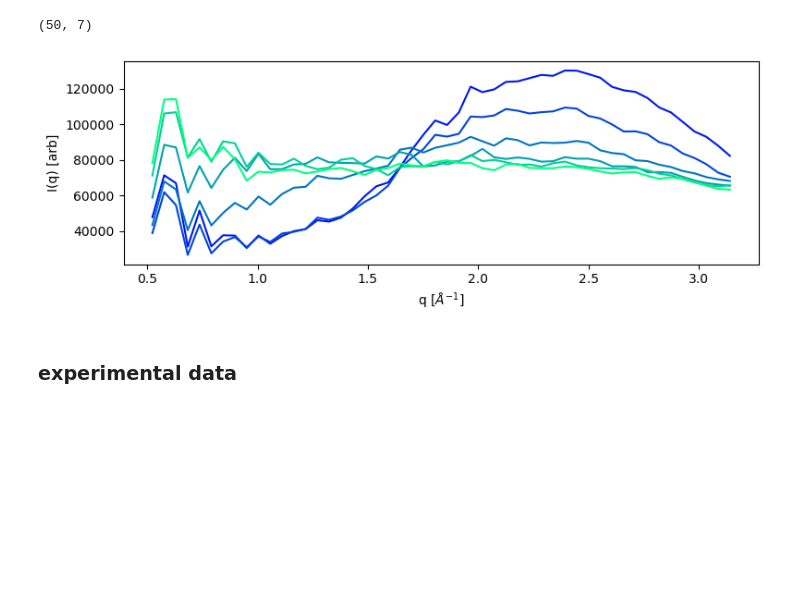
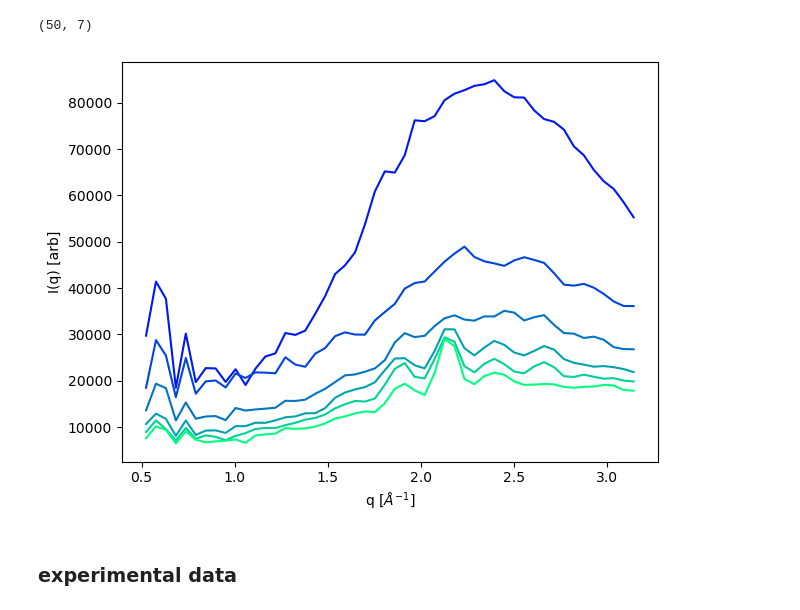
Before and after one commit to tjlane/cxig0715, a Jupyter notebook: figures/figures.ipynb, the cells around one changed output. Drawn from its saved outputs; the diff is of its cells as text; code cells hidden in the pictures; blank space fills up the shorter version.

Commit message:
update to plot

```diff
--- a/figures/figures.ipynb
+++ b/figures/figures.ipynb
@@ -4,14 +4,15 @@ import numpy as np
 # %% [markdown]
 ### theory data
 # %%
+THEORY_POWERS = [10, 50, 100]
 THEORY_DELAYS = [10, 30, 50, 70, 90, 110]
 
 def load_theory_result(power: int, delays=THEORY_DELAYS):
 
     dirmap = {
         10: "fig4a",
-        50: "fig4a",
-        100: "fig4a",
+        50: "fig4b",
+        100: "fig4c",
     }
 
     q_values = None
@@ -32,36 +33,29 @@ def load_theory_result(power: int, delays=THEORY_DELAYS):
     assert data_stack.shape[0] == len(delays) + 1
 
     return data_stack.T
+
+
+def normalize(radial_profile, rng=(50, 340)):
+    div = radial_profile[...,rng[0]:rng[1]].sum(-1)[...,None]
+    return radial_profile / ( div + 1e-16)
 # %%
-theoretical_data = load_theory_result(10)
+theoretical_data = load_theory_result(100)
 print(theoretical_data.shape)
 # %% [output]
 (50, 7)
 # %%
-# RP vs Delay Time
-
-# --- peak positions to monitor later (in array idx)
-new_peak_pos = 90
-wat_peak_pos = 280
-
-# --- plotting
-plt.figure(figsize=(8,3))
-
-plt.subplot(111)
-plt.title("")
+plt.figure()
 
 for i,b in enumerate(THEORY_DELAYS):
     plt.plot(theoretical_data[:,0], theoretical_data[:,i+1], color=plt.cm.winter(b/np.array(THEORY_DELAYS).max()))
 
 plt.xlabel('q [$\AA^{-1}]$')
 plt.ylabel('I(q) [arb]')
-# plt.xlim([0.3, 2.5])
-# plt.ylim([0.0, 0.007])
 
 plt.tight_layout()
 plt.show()
 # %% [output]
-[figure, old version]
+[figure, new version]
 # %% [markdown]
 ### experimental data
 # %%
```
Also changed, not shown: parts of 3 cells of this notebook.
